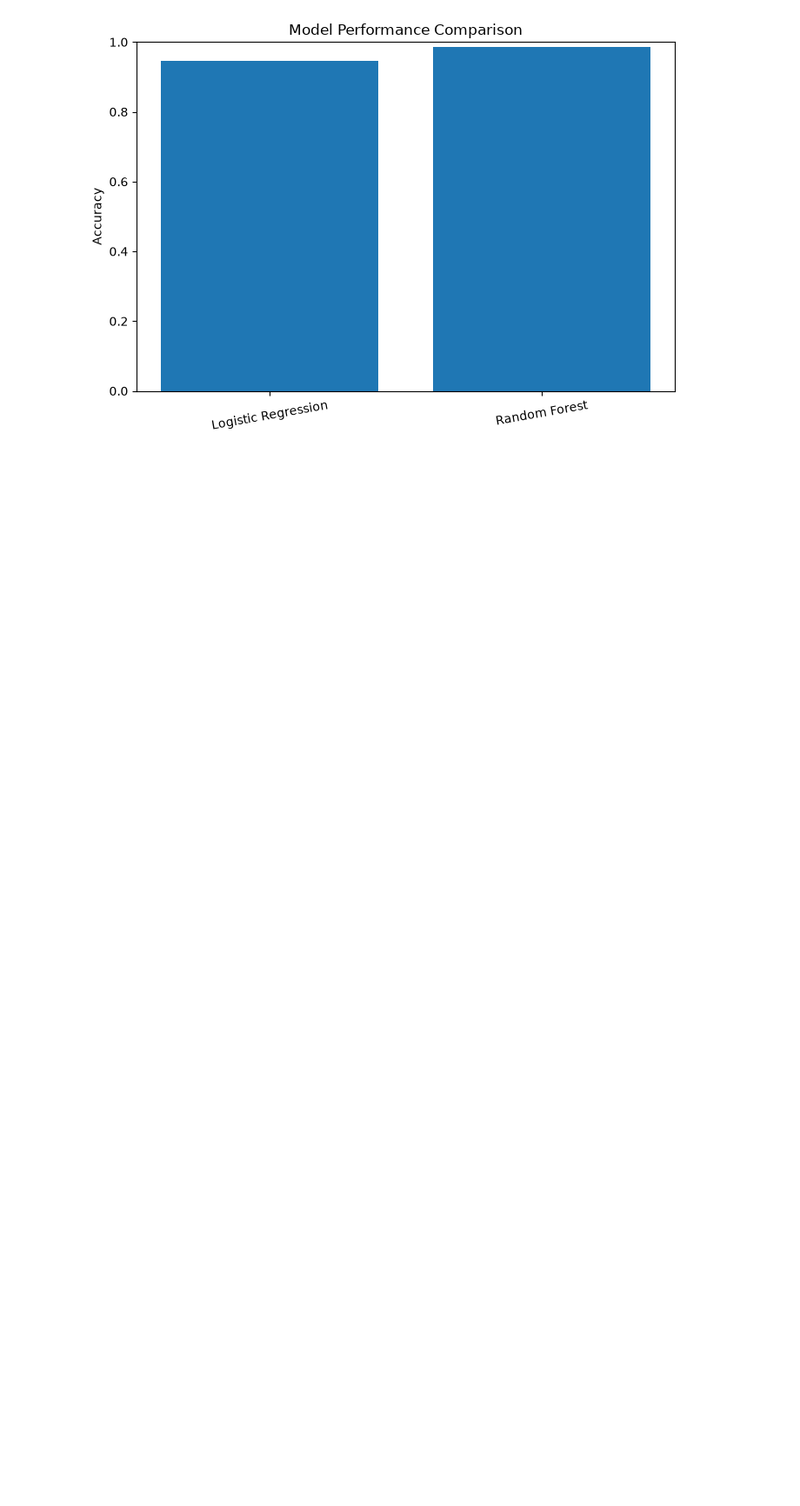
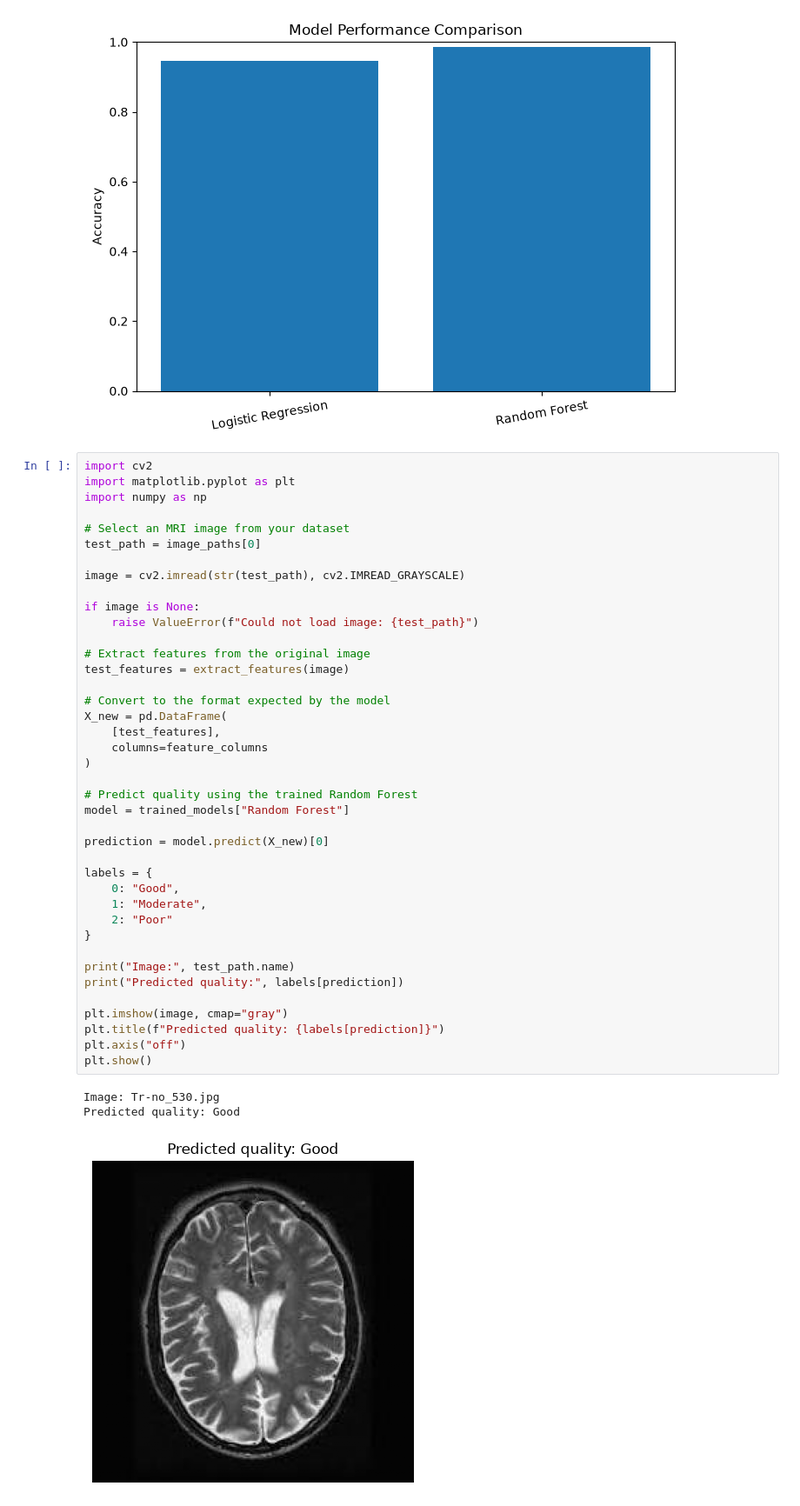
Before and after one commit to rivs10/MRI-Image-Quality-Assessment, a Jupyter notebook: notebooks/MRI_IQA.ipynb, the cells around one changed output. Shown at 87% size. Saved outputs shown, nothing was run; the diff lists cells and outputs as text; blank space fills up the shorter version.

Commit message:
Add external MRI image quality testing

```diff
--- a/notebooks/MRI_IQA.ipynb
+++ b/notebooks/MRI_IQA.ipynb
@@ -569,3 +569,47 @@ plt.savefig(
 plt.show()
 # %% [output]
 [figure]
+# %%
+import cv2
+import matplotlib.pyplot as plt
+import numpy as np
+
+# Select an MRI image from your dataset
+test_path = image_paths[0]
+
+image = cv2.imread(str(test_path), cv2.IMREAD_GRAYSCALE)
+
+if image is None:
+    raise ValueError(f"Could not load image: {test_path}")
+
+# Extract features from the original image
+test_features = extract_features(image)
+
+# Convert to the format expected by the model
+X_new = pd.DataFrame(
+    [test_features],
+    columns=feature_columns
+)
+
+# Predict quality using the trained Random Forest
+model = trained_models["Random Forest"]
+
+prediction = model.predict(X_new)[0]
+
+labels = {
+    0: "Good",
+    1: "Moderate",
+    2: "Poor"
+}
+
+print("Image:", test_path.name)
+print("Predicted quality:", labels[prediction])
+
+plt.imshow(image, cmap="gray")
+plt.title(f"Predicted quality: {labels[prediction]}")
+plt.axis("off")
+plt.show()
+# %% [output]
+Image: Tr-no_530.jpg
+Predicted quality: Good
+[figure, added]
```
Also changed, not shown: parts of 8 cells of this notebook.
